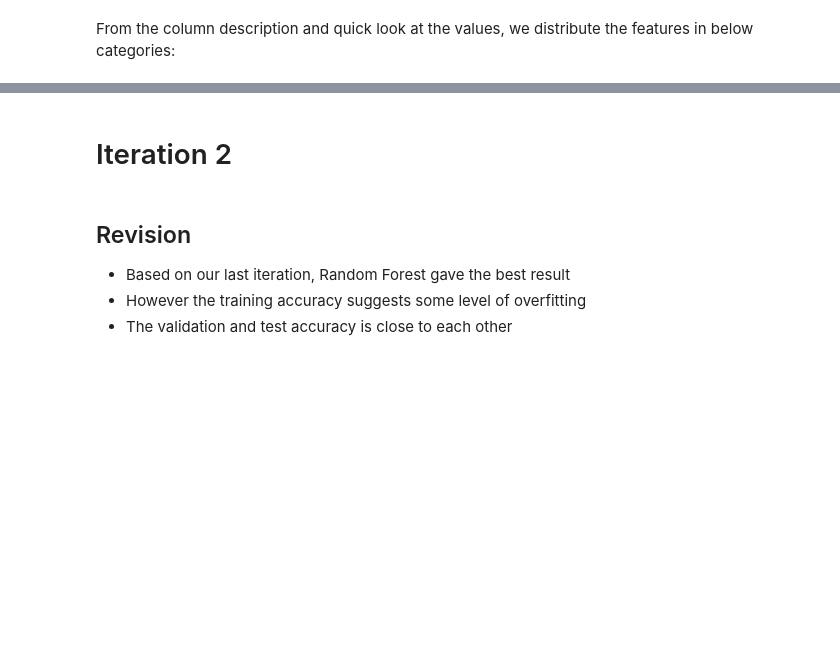
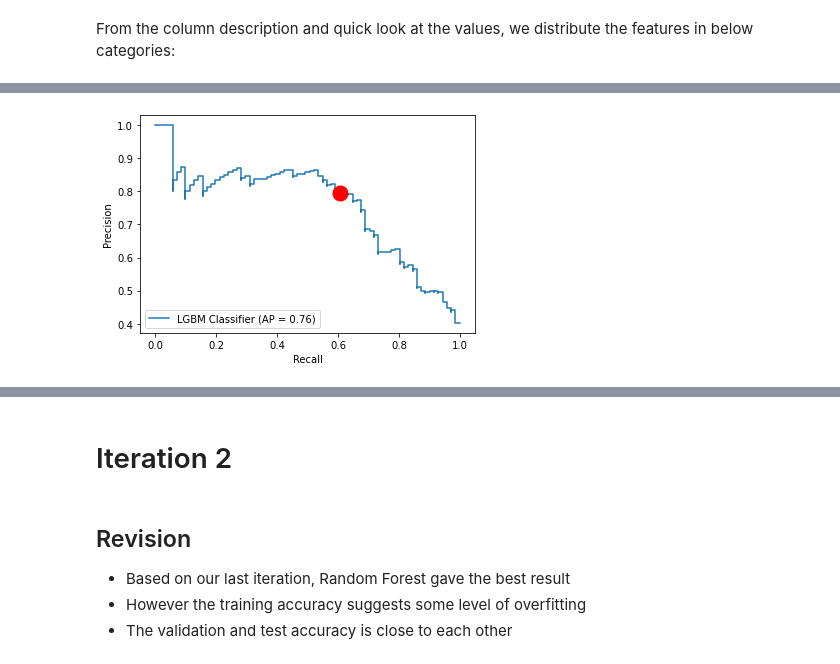
Before and after one commit to debanandasarkar/Kaggle_Titanic, a Jupyter notebook: Titanic_notebook.ipynb, the cells around one changed output, grey strips where cells are left out. Cells and saved outputs as stored; diff of their text form; code cells hidden in the pictures; blank space fills up the shorter version.

```diff
--- a/Titanic_notebook.ipynb
+++ b/Titanic_notebook.ipynb
@@ -643,0 +912,10 @@ final_prediction.to_csv("result/submission.csv")
+# %%
+prc = plot_precision_recall_curve(best_lgbm_estimator, X_test, y_test, name="LGBM Classifier")
+plt.plot(
+    recall_score(y_test, y_pred),
+    precision_score(y_test, y_pred),
+    "or",
+    markersize=15,
+);
+# %% [output]
+[figure, added]
```
Also changed, not shown: parts of 135 cells of this notebook, 2 other files.
